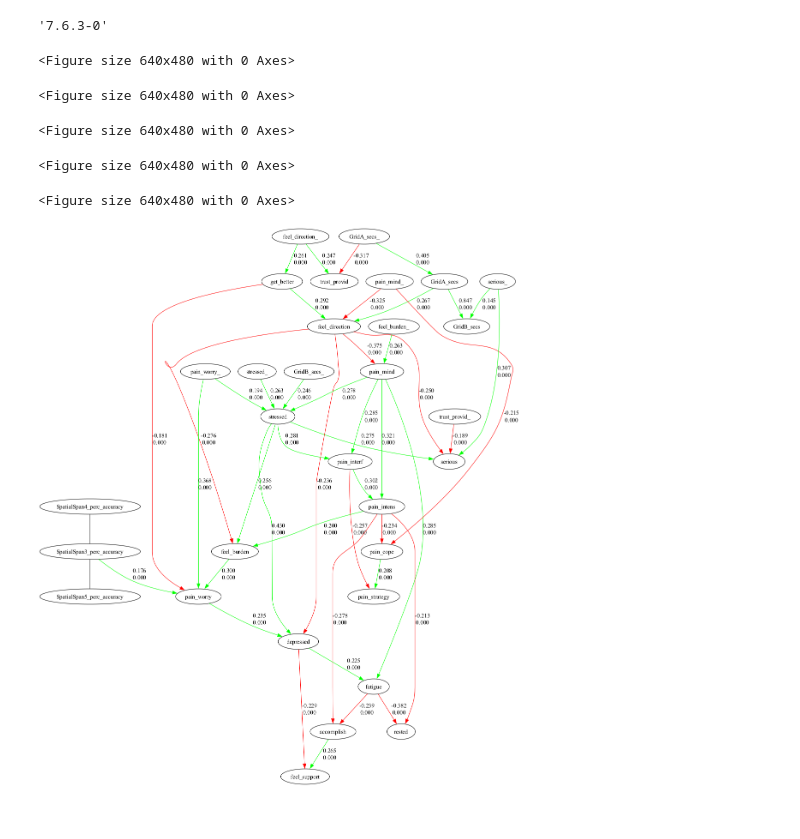
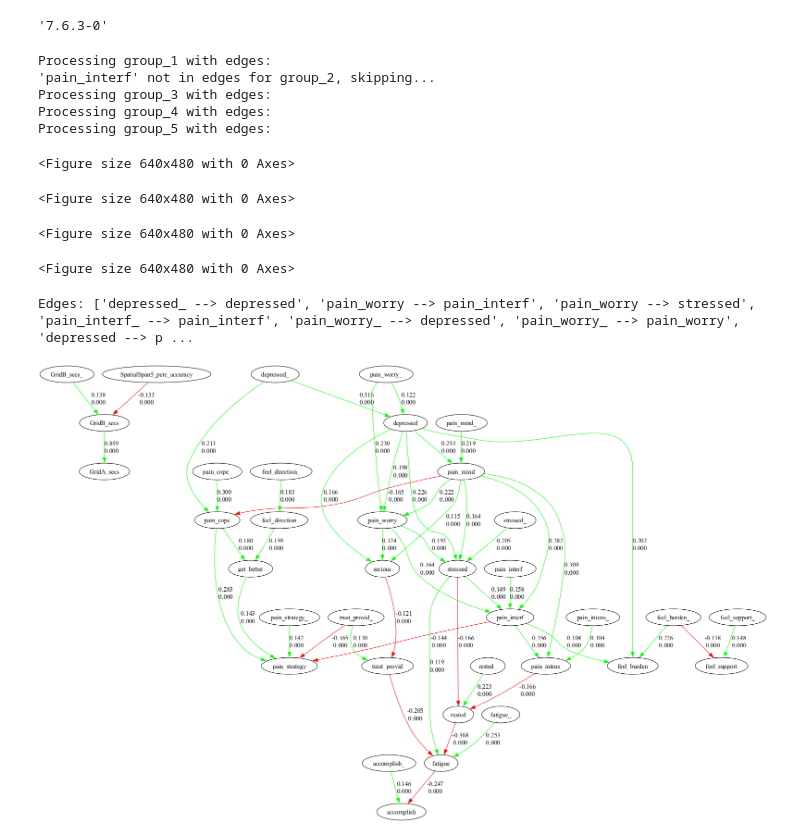
Before and after one commit to kelvinlim/cda_cpcema, a Jupyter notebook: proj_cpcrun1/cda_cluster_plots.ipynb, the cells around one changed output. Saved outputs shown, nothing was run; the diff lists cells and outputs as text; code cells hidden in the pictures.

Commit message:
create cd cluster graphs

```diff
--- a/proj_cpcrun1/cda_cluster_plots.ipynb
+++ b/proj_cpcrun1/cda_cluster_plots.ipynb
@@ -274,6 +293,20 @@ import matplotlib.pyplot as plt
 group_keys = ['group_1', 'group_2', 'group_3', 'group_4', 'group_5']
 for group in group_keys:
     edge_lists[group] = read_edge_list(edge_texts[group])
+
+    # check if 'pain_interf' is in the edges
+    nodes = set()
+    for edge in edge_lists[group]:
+        parts = edge.split(" ")
+        if len(parts) == 3 and parts[1] == "-->":
+            nodes.add(parts[0])
+            nodes.add(parts[2])
+    if 'pain_interf' not in nodes:
+        print(f"'pain_interf' not in edges for {group}, skipping...")
+        continue
+    print(f"Processing {group} with edges:")
+    # get the ancestors of pain_interf
+    ancestor_edge_list = get_ancestors_dag(edge_lists[group], 'pain_interf')
 
     # convert edges for lavaan model
     lavaan_model = fc.edges_to_lavaan(edge_lists[group])
@@ -288,32 +321,46 @@ for group in group_keys:
     # create new blank plot
     plt.figure()
 
-    dg.add_edges(edge_lists[group])  # add edges
+    #dg.add_edges(edge_lists[group])  # add edges
+    dg.add_edges(ancestor_edge_list)  # add edges
+    # add the sem results to the graph
     fc.add_sem_results_to_graph(dg, sem_results['estimates'])
-    dg.save_graph(f"{group}_graph")
+    dg.save_graph(f"{group}_graph_pain_interf")
     dg.show_graph()
 pass
 # %% [output]
-<Figure size 640x480 with 0 Axes>
+Processing group_1 with edges:
+'pain_interf' not in edges for group_2, skipping...
+Processing group_3 with edges:
+Processing group_4 with edges:
+Processing group_5 with edges:
 <Figure size 640x480 with 0 Axes>
 <Figure size 640x480 with 0 Axes>
 <Figure size 640x480 with 0 Axes>
 <Figure size 640x480 with 0 Axes>
 # %%
+# create graph for a single group
+group = 'group_1'
 edge_lists[group] = read_edge_list(edge_texts[group])
 
-# convert edges for lavaan model
+# get the ancestors of pain_interf
+ancestor_edge_list = get_ancestors_dag(edge_lists[group], 'pain_interf')
+print(f"Edges: {ancestor_edge_list}")
+
+# convert full edges for lavaan model
 lavaan_model = fc.edges_to_lavaan(edge_lists[group])
 
 # read in the data for the group
 data = read_group_data(groups[group])
 # run sem
 sem_results = fc.run_semopy(lavaan_model, data)
 
+
 dg = DgraphFlex()  # create an object
-dg.add_edges(edge_lists[group])  # add edges
+dg.add_edges(edge_lists[group])  # add all edges
 fc.add_sem_results_to_graph(dg, sem_results['estimates'])
 # dg.save_graph(f"{group}_graph")
 dg.show_graph()
 # %% [output]
+Edges: ['depressed_ --> depressed', 'pain_worry --> pain_interf', 'pain_worry --> stressed', 'pain_interf_ --> pain_interf', 'pain_worry_ --> depressed', 'pain_worry_ --> pain_worry', 'depressed --> p ...
-[figure, old version]
+[figure, new version]
```
Also changed, not shown: parts of 3 cells of this notebook, 1 other file.
